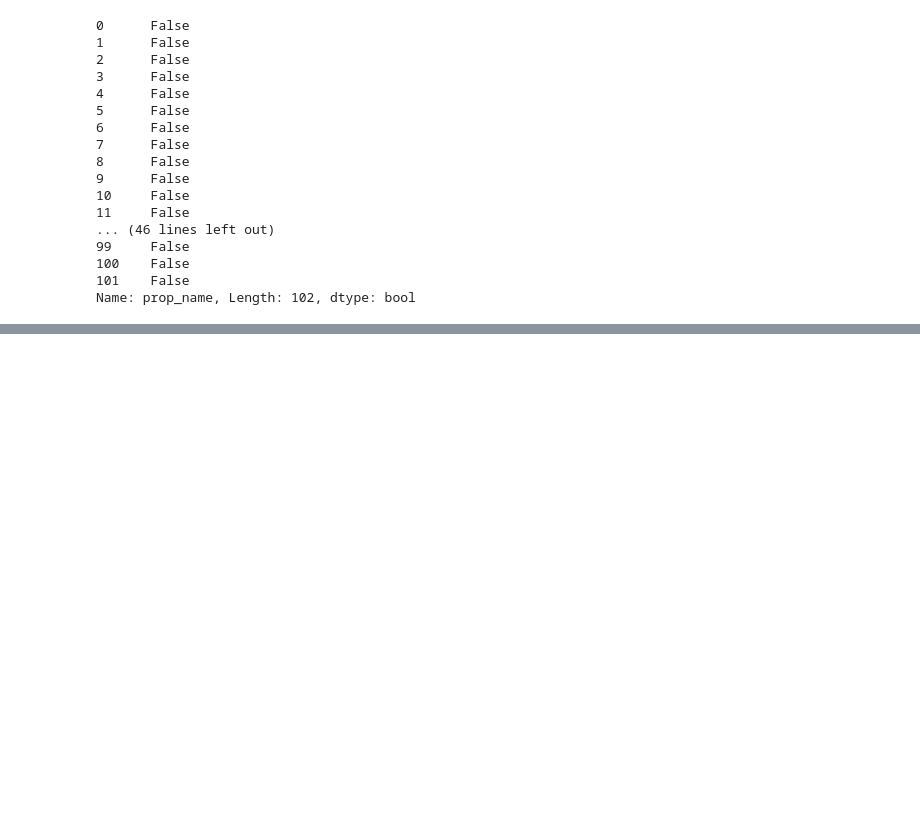
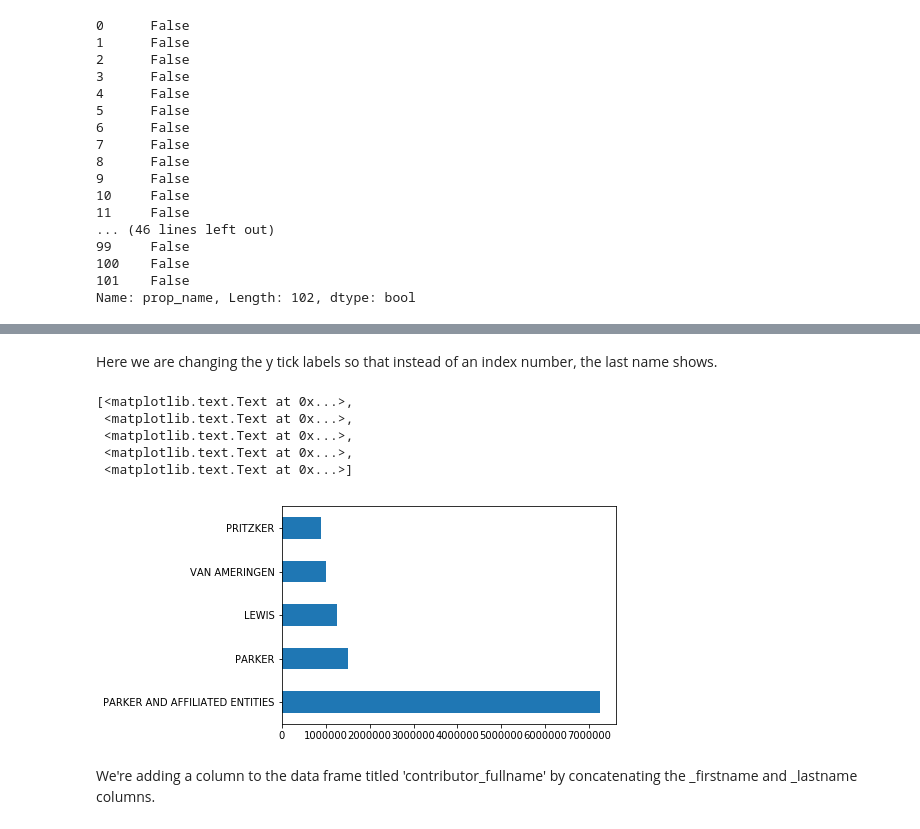
Before and after one commit to brandonshaik/first-python-notebook, a Jupyter notebook: Practice_1.ipynb, the cells around one changed output, grey strips where cells are left out. Cells and saved outputs as stored; diff of their text form; code cells hidden in the pictures; blank space fills up the shorter version.

```diff
--- a/Practice_1.ipynb
+++ b/Practice_1.ipynb
@@ -211,0 +370,14 @@ contribs[contribs.contributor_occupation == 'CANDIDATE FOR GOVERNOR']
+# %% [markdown]
+Here we are changing the y tick labels so that instead of an index number, the last name shows.
+# %%
+chart = top_supporters.head(5).amount.plot.barh()
+chart.set_yticklabels(top_supporters.contributor_lastname)
+# %% [output]
+[<matplotlib.text.Text at 0x...>,
+ <matplotlib.text.Text at 0x...>,
+ <matplotlib.text.Text at 0x...>,
+ <matplotlib.text.Text at 0x...>,
+ <matplotlib.text.Text at 0x...>]
+[figure, added]
+# %% [markdown]
+We're adding a column to the data frame titled 'contributor_fullname' by concatenating the _firstname and _lastname columns.
```
Also changed, not shown: parts of 34 cells of this notebook.
